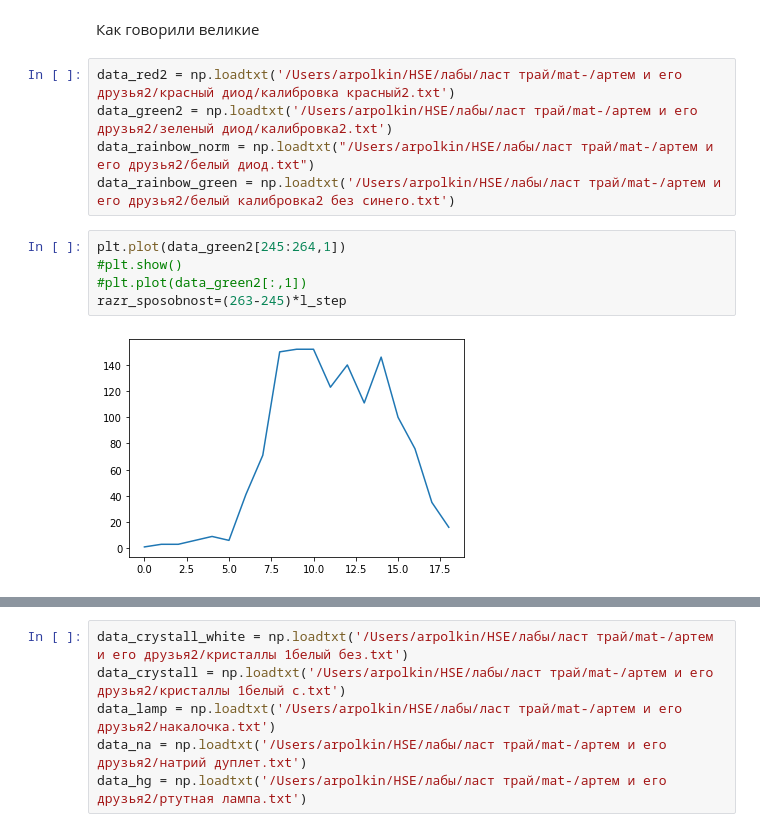
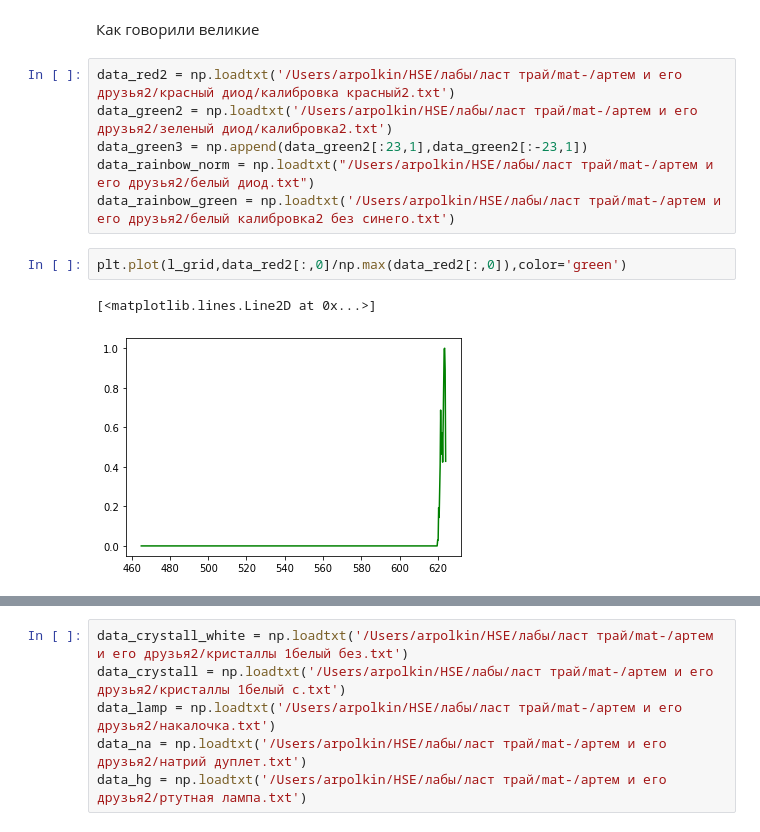
Before and after one commit to arpolkin/mat-, a Jupyter notebook: артем и его друзья2/laba3.ipynb, the cells around one changed output, grey strips where cells are left out. Cells and saved outputs as stored; diff of their text form.

```diff
--- a/артем и его друзья2/laba3.ipynb
+++ b/артем и его друзья2/laba3.ipynb
@@ -96,12 +98,11 @@ plt.plot(intensity(empty1))
 # %%
 data_red2 = np.loadtxt('/Users/arpolkin/HSE/лабы/ласт трай/mat-/артем и его друзья2/красный диод/калибровка красный2.txt')
 data_green2 = np.loadtxt('/Users/arpolkin/HSE/лабы/ласт трай/mat-/артем и его друзья2/зеленый диод/калибровка2.txt')
+data_green3 = np.append(data_green2[:23,1],data_green2[:-23,1])
 data_rainbow_norm = np.loadtxt("/Users/arpolkin/HSE/лабы/ласт трай/mat-/артем и его друзья2/белый диод.txt")
 data_rainbow_green = np.loadtxt('/Users/arpolkin/HSE/лабы/ласт трай/mat-/артем и его друзья2/белый калибровка2 без синего.txt')
-# %%
-plt.plot(data_green2[245:264,1])
-#plt.show()
-#plt.plot(data_green2[:,1])
-razr_sposobnost=(263-245)*l_step
-# %% [output]
-[figure, removed]
+# %%
+plt.plot(l_grid,data_red2[:,0]/np.max(data_red2[:,0]),color='green')
+# %% [output]
+[<matplotlib.lines.Line2D at 0x...>]
+[figure, added]
```
Also changed, not shown: parts of 31 cells of this notebook, 14 other files.
